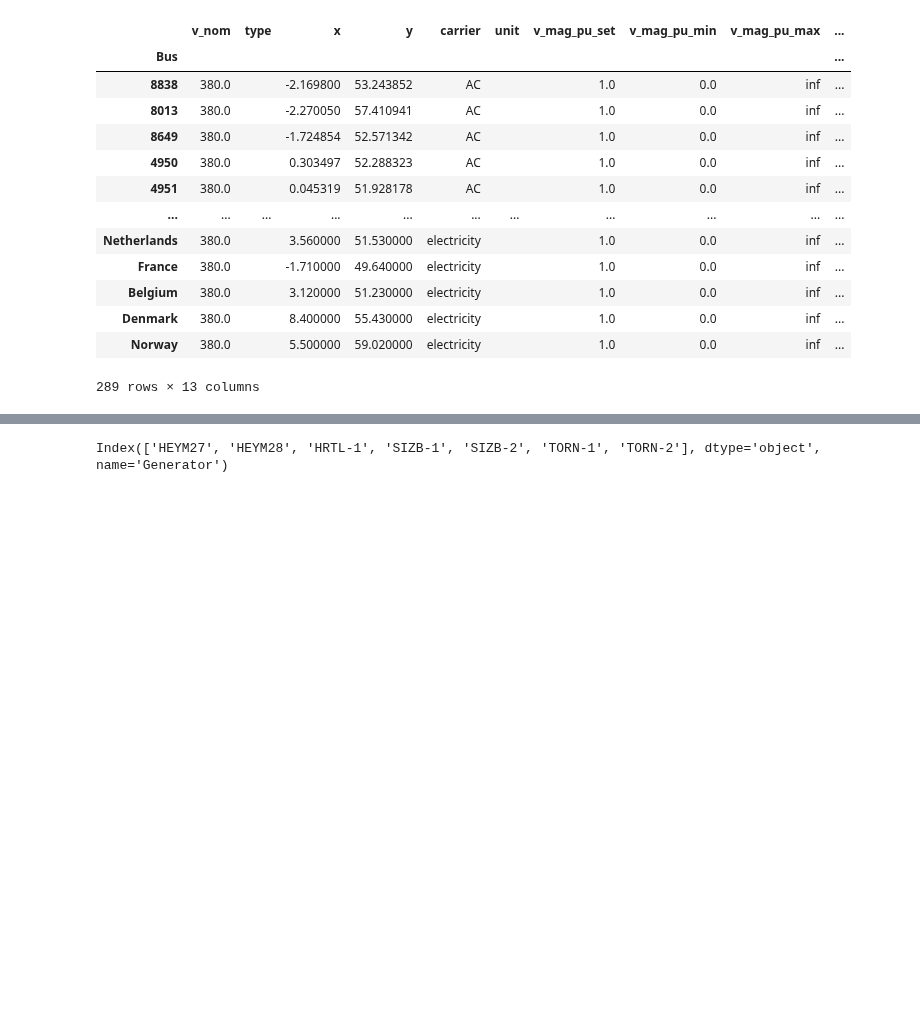
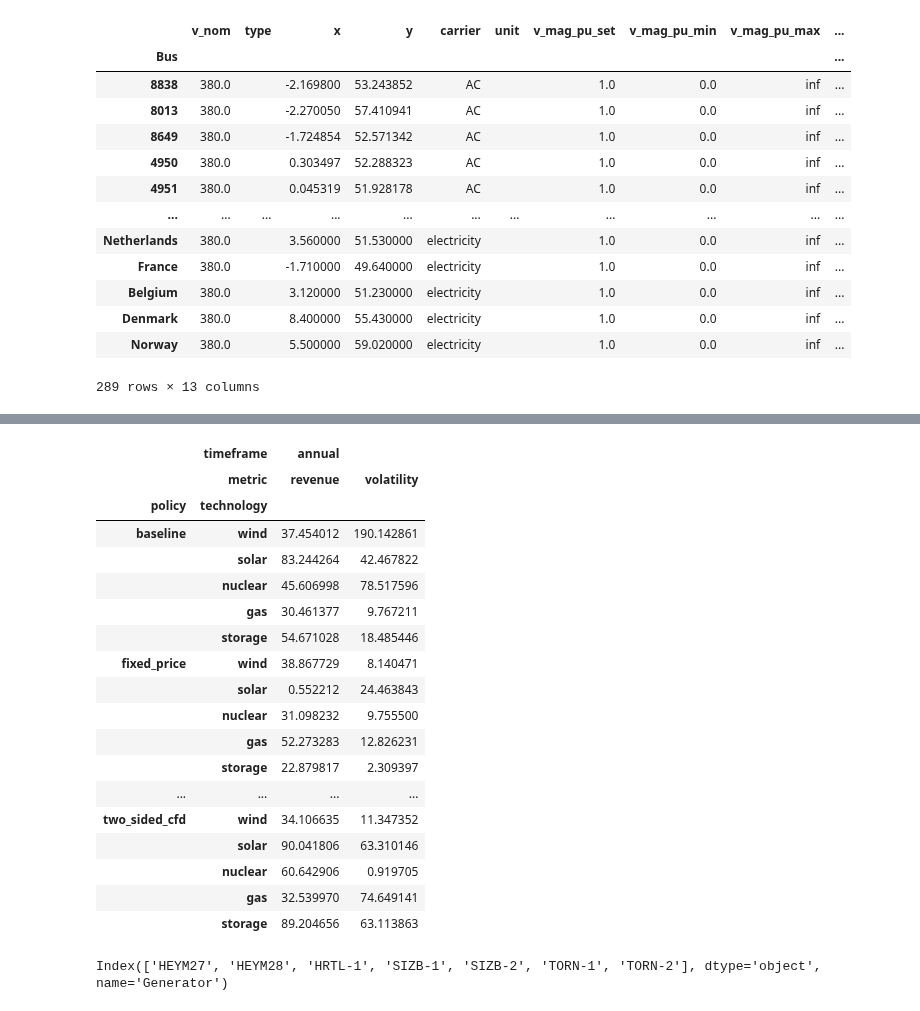
Before and after one commit to LukasFrankenQ/GBPower, a Jupyter notebook: notebooks/revenue_stabilisation.ipynb, the cells around one changed output, grey strips where cells are left out. Saved outputs shown, nothing was run; the diff lists cells and outputs as text; code cells hidden in the pictures; blank space fills up the shorter version.

```diff
--- a/notebooks/revenue_stabilisation.ipynb
+++ b/notebooks/revenue_stabilisation.ipynb
@@ -311,3 +492,31 @@ def get_unit_revenues(unit, who, bal):
+# %%
+idx = pd.IndexSlice
+
+policy_mapper = {
+    'lev1': idx['annual', ['revenue', 'volatility']],
+}
+
+dummy_df.loc[:, policy_mapper['lev1']]
+# %% [output]
+|  | timeframe | annual |  |
+|  | metric | revenue | volatility |
+| policy | technology |  |  |
+| baseline | wind | 37.454012 | 190.142861 |
+|  | solar | 83.244264 | 42.467822 |
+|  | nuclear | 45.606998 | 78.517596 |
+|  | gas | 30.461377 | 9.767211 |
+|  | storage | 54.671028 | 18.485446 |
+| fixed_price | wind | 38.867729 | 8.140471 |
+|  | solar | 0.552212 | 24.463843 |
+|  | nuclear | 31.098232 | 9.755500 |
+|  | gas | 52.273283 | 12.826231 |
+|  | storage | 22.879817 | 2.309397 |
+| ... | ... | ... | ... |
+| two_sided_cfd | wind | 34.106635 | 11.347352 |
+|  | solar | 90.041806 | 63.310146 |
+|  | nuclear | 60.642906 | 0.919705 |
+|  | gas | 32.539970 | 74.649141 |
+|  | storage | 89.204656 | 63.113863 |
 # %%
 print(nat_who.generators.loc[nat_who.generators.carrier == 'nuclear'].index)
 # %% [output]
```
Also changed, not shown: parts of 14 cells of this notebook, 4 other files.
